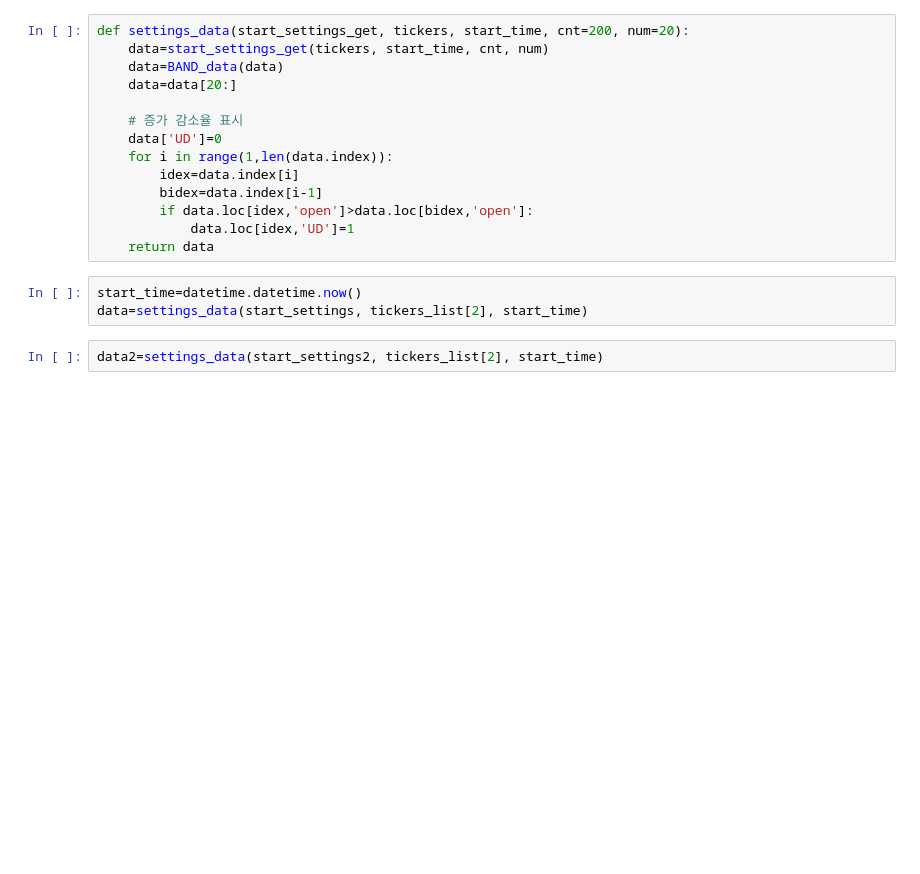
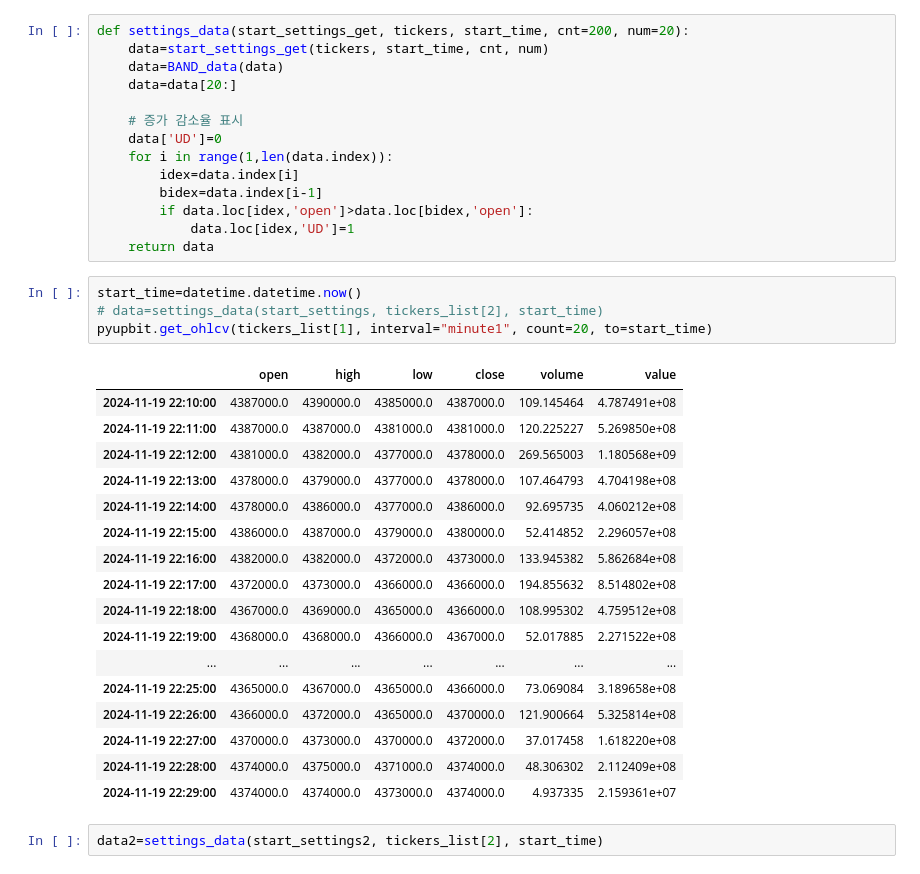
Before and after one commit to jiwoo-coding/upbit, a Jupyter notebook: coin_trade_v1.3(Window).ipynb, the cells around one changed output. Cells and saved outputs as stored; diff of their text form; blank space fills up the shorter version.

```diff
--- a/coin_trade_v1.3(Window).ipynb
+++ b/coin_trade_v1.3(Window).ipynb
@@ -507,7 +555,26 @@ def settings_data(start_settings_get, tickers, start_time, cnt=200, num=20):
     return data
 # %%
 start_time=datetime.datetime.now()
-data=settings_data(start_settings, tickers_list[2], start_time)
+# data=settings_data(start_settings, tickers_list[2], start_time)
+pyupbit.get_ohlcv(tickers_list[1], interval="minute1", count=20, to=start_time)
+# %% [output]
+|  | open | high | low | close | volume | value |
+| 2024-11-19 22:10:00 | 4387000.0 | 4390000.0 | 4385000.0 | 4387000.0 | 109.145464 | 4.787491e+08 |
+| 2024-11-19 22:11:00 | 4387000.0 | 4387000.0 | 4381000.0 | 4381000.0 | 120.225227 | 5.269850e+08 |
+| 2024-11-19 22:12:00 | 4381000.0 | 4382000.0 | 4377000.0 | 4378000.0 | 269.565003 | 1.180568e+09 |
+| 2024-11-19 22:13:00 | 4378000.0 | 4379000.0 | 4377000.0 | 4378000.0 | 107.464793 | 4.704198e+08 |
+| 2024-11-19 22:14:00 | 4378000.0 | 4386000.0 | 4377000.0 | 4386000.0 | 92.695735 | 4.060212e+08 |
+| 2024-11-19 22:15:00 | 4386000.0 | 4387000.0 | 4379000.0 | 4380000.0 | 52.414852 | 2.296057e+08 |
+| 2024-11-19 22:16:00 | 4382000.0 | 4382000.0 | 4372000.0 | 4373000.0 | 133.945382 | 5.862684e+08 |
+| 2024-11-19 22:17:00 | 4372000.0 | 4373000.0 | 4366000.0 | 4366000.0 | 194.855632 | 8.514802e+08 |
+| 2024-11-19 22:18:00 | 4367000.0 | 4369000.0 | 4365000.0 | 4366000.0 | 108.995302 | 4.759512e+08 |
+| 2024-11-19 22:19:00 | 4368000.0 | 4368000.0 | 4366000.0 | 4367000.0 | 52.017885 | 2.271522e+08 |
+| ... | ... | ... | ... | ... | ... | ... |
+| 2024-11-19 22:25:00 | 4365000.0 | 4367000.0 | 4365000.0 | 4366000.0 | 73.069084 | 3.189658e+08 |
+| 2024-11-19 22:26:00 | 4366000.0 | 4372000.0 | 4365000.0 | 4370000.0 | 121.900664 | 5.325814e+08 |
+| 2024-11-19 22:27:00 | 4370000.0 | 4373000.0 | 4370000.0 | 4372000.0 | 37.017458 | 1.618220e+08 |
+| 2024-11-19 22:28:00 | 4374000.0 | 4375000.0 | 4371000.0 | 4374000.0 | 48.306302 | 2.112409e+08 |
+| 2024-11-19 22:29:00 | 4374000.0 | 4374000.0 | 4373000.0 | 4374000.0 | 4.937335 | 2.159361e+07 |
 # %%
 data2=settings_data(start_settings2, tickers_list[2], start_time)
 # %%
```
Also changed, not shown: parts of 4 cells of this notebook.
